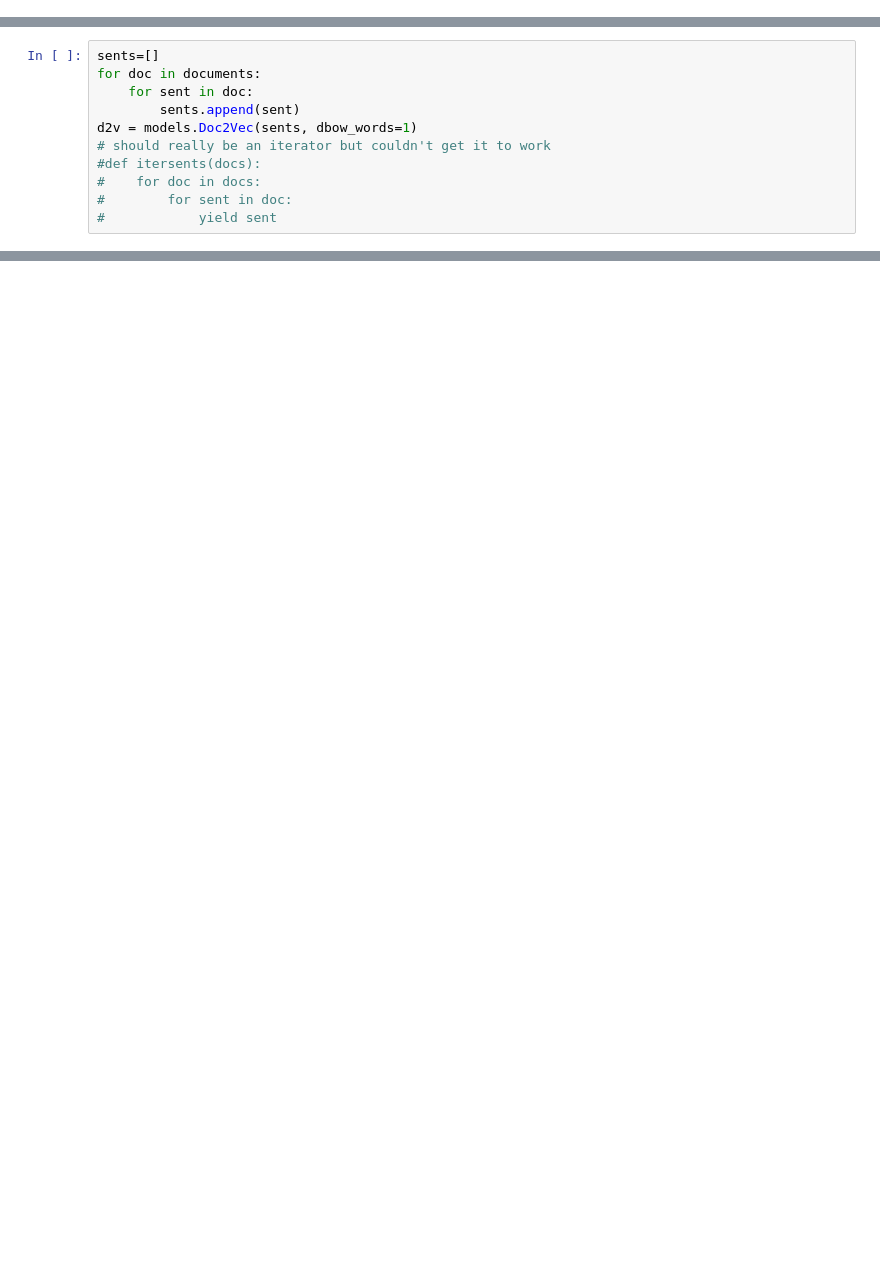
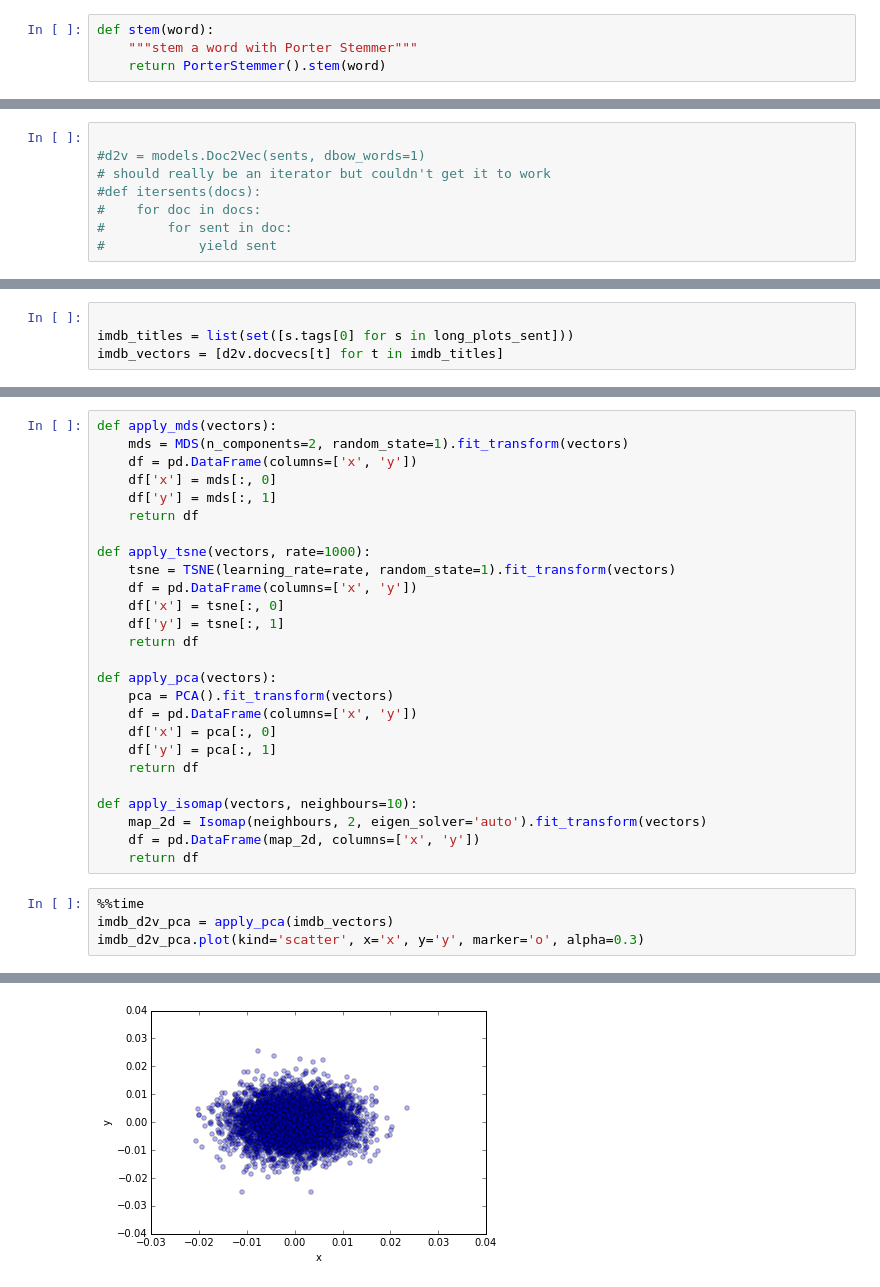
Before and after one commit to soorajmr/moviemeta, a Jupyter notebook: notebooks/doc2vec.ipynb, the cells around one changed output, grey strips where cells are left out. Cells and saved outputs as stored; diff of their text form; blank space fills up the shorter version.

Commit message:
doc2vec dimensionality reduction and visualization - initial code

```diff
--- a/notebooks/doc2vec.ipynb
+++ b/notebooks/doc2vec.ipynb
@@ -10,0 +68,4 @@ documents = np.load(dropbox + 'imdb_plots_since_2014_d2v.pickle')
+# %%
+def stem(word):
+    """stem a word with Porter Stemmer"""
+    return PorterStemmer().stem(word)
@@ -11,9 +174,6 @@ documents = np.load(dropbox + 'imdb_plots_since_2014_d2v.pickle')
 # %%
-sents=[]
-for doc in documents:
-    for sent in doc:
-        sents.append(sent)
-d2v = models.Doc2Vec(sents, dbow_words=1)
+
+#d2v = models.Doc2Vec(sents, dbow_words=1)
 # should really be an iterator but couldn't get it to work
 #def itersents(docs):
 #    for doc in docs:
@@ -37,0 +182,4 @@ d2v.docvecs.most_similar(movie)
+# %%
+
+imdb_titles = list(set([s.tags[0] for s in long_plots_sent]))
+imdb_vectors = [d2v.docvecs[t] for t in imdb_titles]
@@ -37,0 +194,31 @@ d2v.docvecs.most_similar(movie)
+# %%
+def apply_mds(vectors):
+    mds = MDS(n_components=2, random_state=1).fit_transform(vectors)
+    df = pd.DataFrame(columns=['x', 'y'])
+    df['x'] = mds[:, 0]
+    df['y'] = mds[:, 1]
+    return df
+
+def apply_tsne(vectors, rate=1000):
+    tsne = TSNE(learning_rate=rate, random_state=1).fit_transform(vectors)
+    df = pd.DataFrame(columns=['x', 'y'])
+    df['x'] = tsne[:, 0]
+    df['y'] = tsne[:, 1]
+    return df
+
+def apply_pca(vectors):
+    pca = PCA().fit_transform(vectors)
+    df = pd.DataFrame(columns=['x', 'y'])
+    df['x'] = pca[:, 0]
+    df['y'] = pca[:, 1]
+    return df
+
+def apply_isomap(vectors, neighbours=10):
+    map_2d = Isomap(neighbours, 2, eigen_solver='auto').fit_transform(vectors)
+    df = pd.DataFrame(map_2d, columns=['x', 'y'])
+    return df
+# %%
+%%time
+imdb_d2v_pca = apply_pca(imdb_vectors)
+imdb_d2v_pca.plot(kind='scatter', x='x', y='y', marker='o', alpha=0.3)
+# %% [output]
@@ -37,0 +226 @@ d2v.docvecs.most_similar(movie)
+[figure, added]
```
Also changed, not shown: parts of 37 cells of this notebook.
